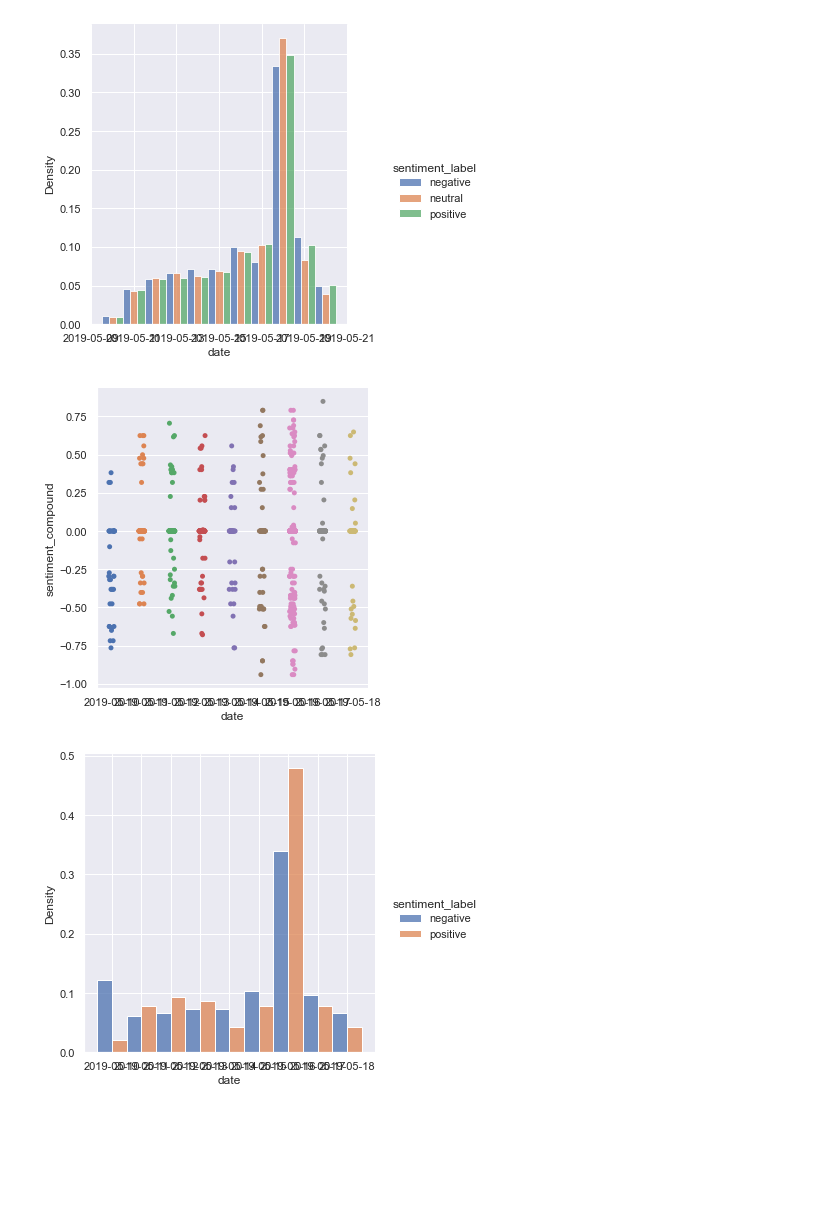
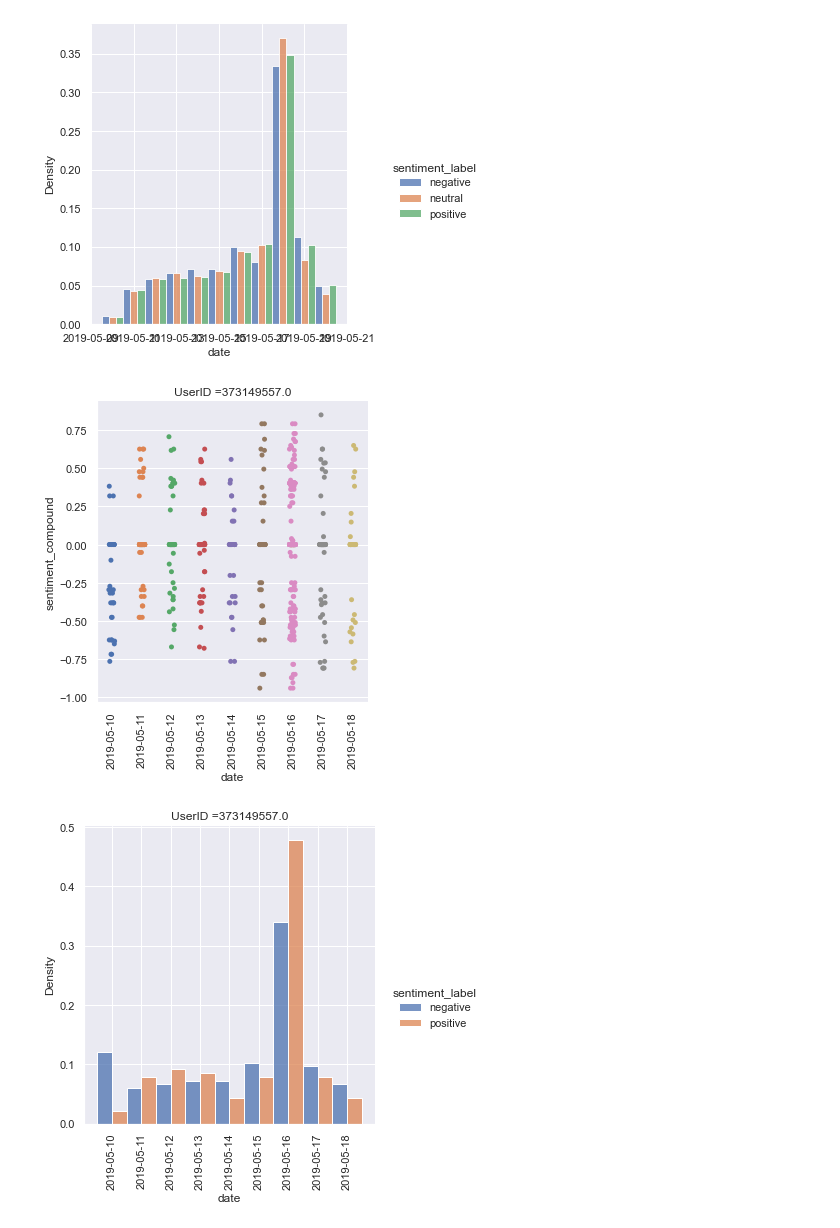
Before and after one commit to crisandrodr/AustralianElections, a Jupyter notebook: DataVisualization.ipynb, the cells around one changed output. Saved outputs shown, nothing was run; the diff lists cells and outputs as text; code cells hidden in the pictures; blank space fills up the shorter version.

```diff
--- a/DataVisualization.ipynb
+++ b/DataVisualization.ipynb
@@ -227,13 +227,17 @@ users_with_more_tweets = list(df_data['user_id'].value_counts().index[:30])
 # %%
 for i in range(5):
     df_temp = (df_data.loc[df_data['user_id'] == users_with_more_tweets[i]])[['date','sentiment_label','sentiment_compound']]
     df_temp['date'] = pd.to_datetime(df_temp['date']).dt.date
     df_temp = df_temp.sort_values('date')
     sns.catplot(data = df_temp, x = 'date', y = 'sentiment_compound')
+    plt.xticks(rotation = 'vertical')
+    plt.title('UserID =' + str(users_with_more_tweets[i]))
     dummy_list = ['positive', 'negative']
     df_temp2 = df_temp.copy()
     df_temp2 = df_temp2.loc[df_temp2['sentiment_label'].isin(dummy_list)]
     sns.displot(df_temp2, x = 'date', hue = 'sentiment_label', multiple = 'dodge', common_norm = False, stat= 'density')
+    plt.xticks(rotation = 'vertical')
+    plt.title('UserID =' + str(users_with_more_tweets[i]))
 # %% [output]
-[figure, old version]
+[figure, new version]
-[figure, old version]
+[figure, new version]
```
Also changed, not shown: parts of 4 cells of this notebook, 1 other file.
